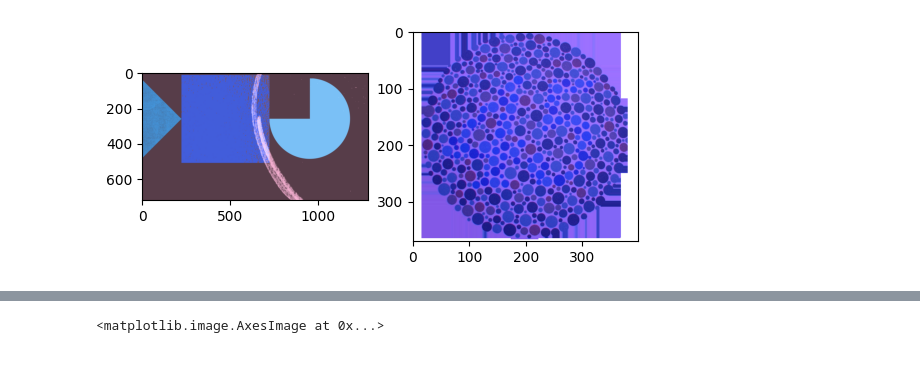
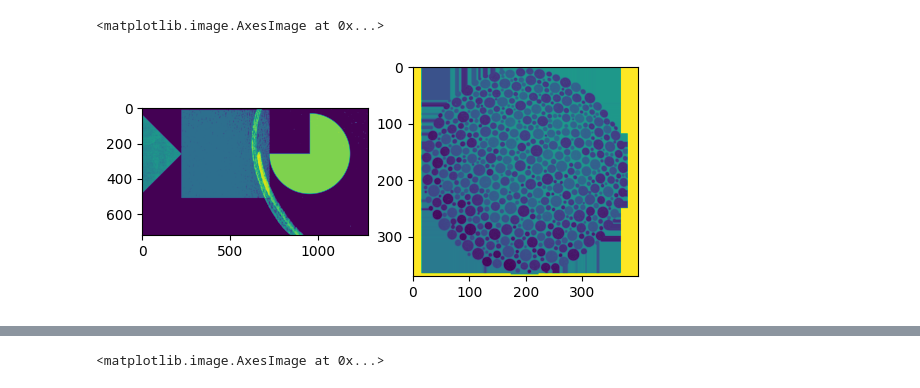
Before and after one commit to OmarFloresSanchez/Pancitos, a Jupyter notebook: Practica2-2/practica2-2.ipynb, the cells around one changed output, grey strips where cells are left out. Drawn from its saved outputs; the diff is of its cells as text; code cells hidden in the pictures.

```diff
--- a/Practica2-2/practica2-2.ipynb
+++ b/Practica2-2/practica2-2.ipynb
@@ -10,14 +10,13 @@ from canny import cargarFoto
 # %%
 # ----- IMAGENES DE PRUEBA -----
 foto1 = 'figuras.png'
 foto2 = 'ishihara-18.png'
-imagen1 = cv2.imread(foto1,1)
-imagen2 = cv2.imread(foto2,1)
+imagen1 = cv2.imread(foto1,0)
+imagen2 = cv2.imread(foto2,0)
 plt.subplot(1, 2, 1)
 plt.imshow(imagen1)
 plt.subplot(1, 2, 2)
 plt.imshow(imagen2)
-filas1, columnas1,_ = imagen1.shape
-filas2, columnas2,_ = imagen2.shape
 # %% [output]
+<matplotlib.image.AxesImage at 0x...>
-[figure, old version]
+[figure, new version]
```
Also changed, not shown: parts of 9 cells of this notebook, 2 other files.
